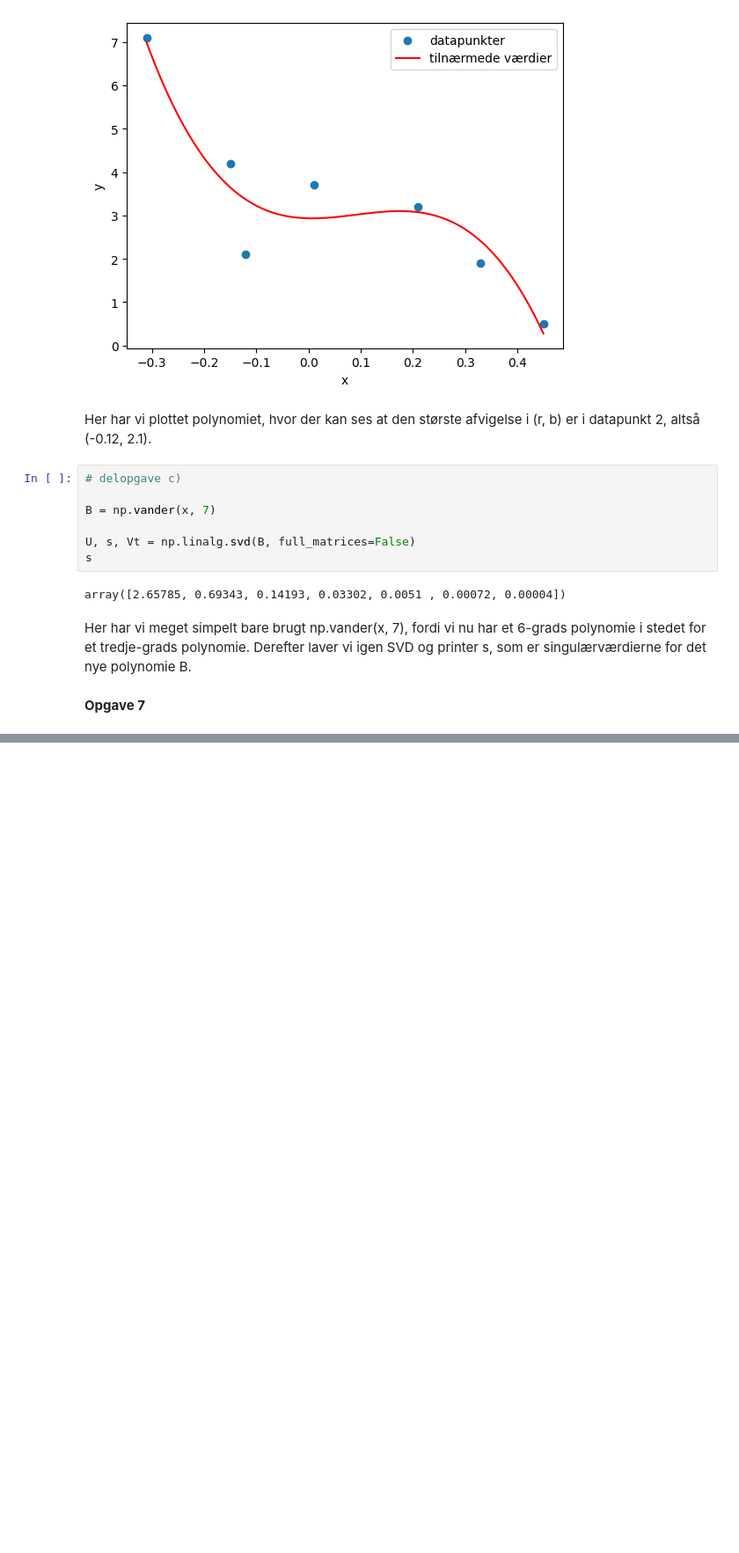
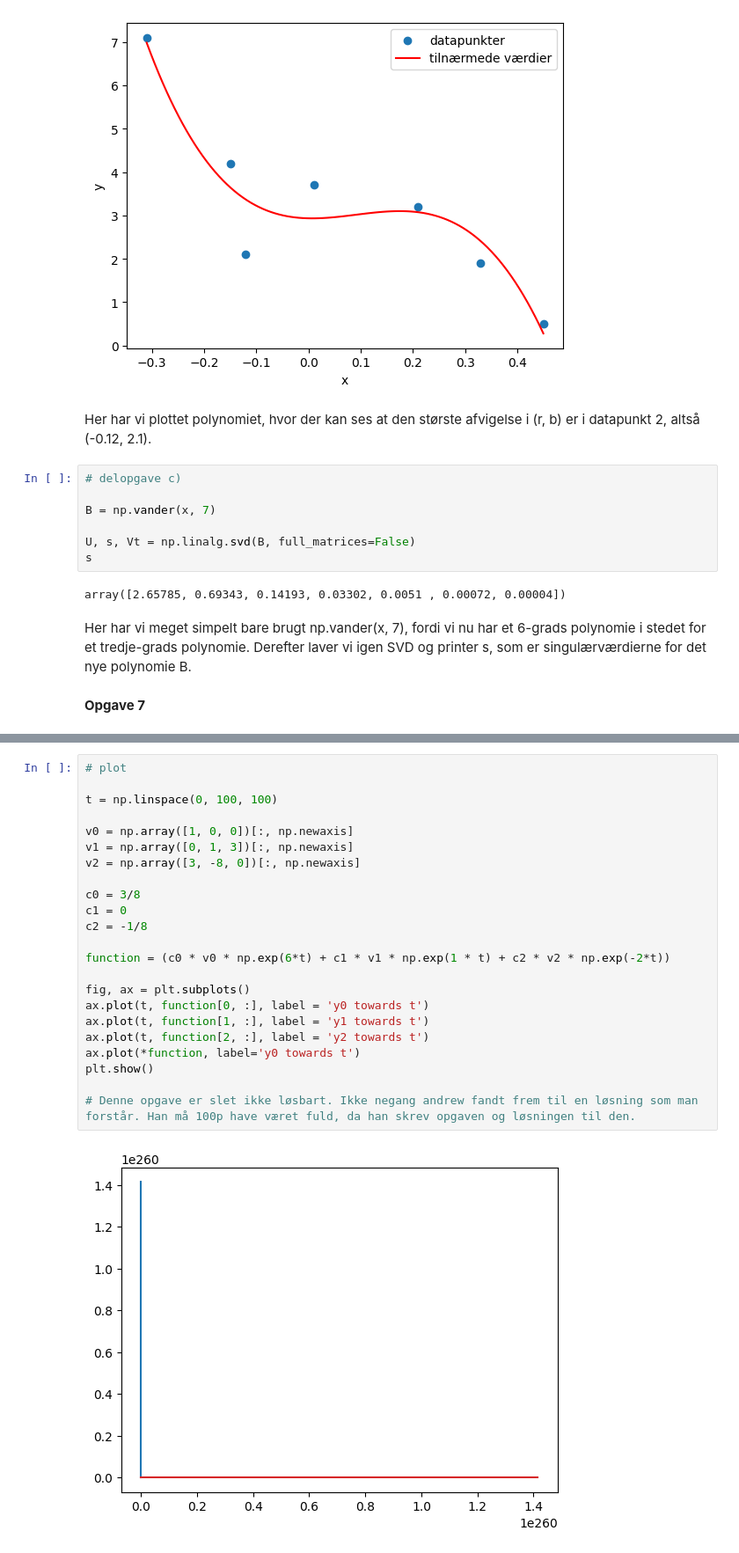
Before and after one commit to friisjen/NumLA, a Jupyter notebook: Forår 2022.ipynb, the cells around one changed output, grey strips where cells are left out. Shown at 88% size. Cells and saved outputs as stored; diff of their text form; blank space fills up the shorter version.

```diff
--- a/Forår 2022.ipynb
+++ b/Forår 2022.ipynb
@@ -326,0 +388,25 @@ Vi kan se, at alle tre echelonform matricer har to pivot søjler (på grund af t
+# %%
+# plot
+
+t = np.linspace(0, 100, 100)
+
+v0 = np.array([1, 0, 0])[:, np.newaxis]
+v1 = np.array([0, 1, 3])[:, np.newaxis]
+v2 = np.array([3, -8, 0])[:, np.newaxis]
+
+c0 = 3/8
+c1 = 0
+c2 = -1/8
+
+function = (c0 * v0 * np.exp(6*t) + c1 * v1 * np.exp(1 * t) + c2 * v2 * np.exp(-2*t))
+
+fig, ax = plt.subplots()
+ax.plot(t, function[0, :], label = 'y0 towards t')
+ax.plot(t, function[1, :], label = 'y1 towards t')
+ax.plot(t, function[2, :], label = 'y2 towards t')
+ax.plot(*function, label='y0 towards t')
+plt.show()
+
+# Denne opgave er slet ikke løsbart. Ikke negang andrew fandt frem til en løsning som man forstår. Han må 100p have været fuld, da han skrev opgaven og løsningen til den.
+# %% [output]
+[figure, added]
```
Also changed, not shown: parts of 6 cells of this notebook, 1 other file.
